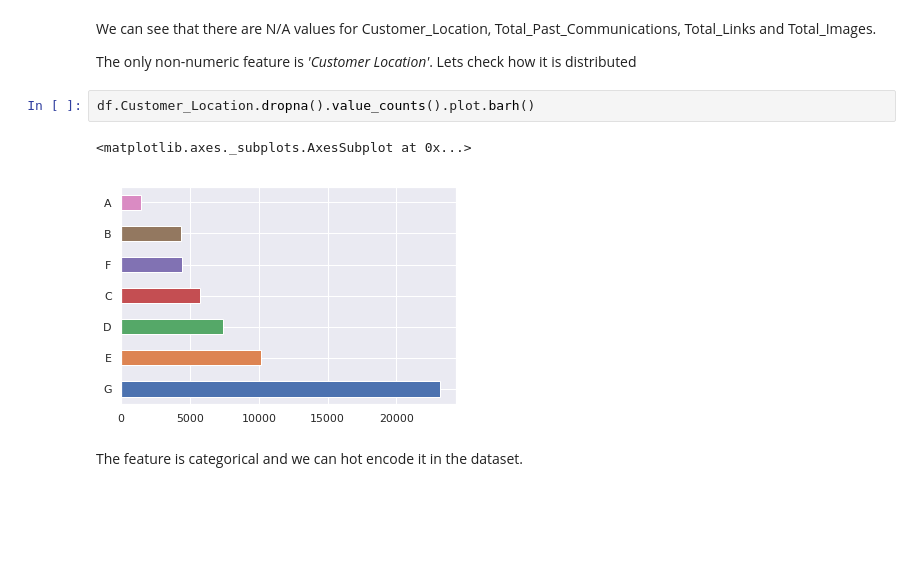
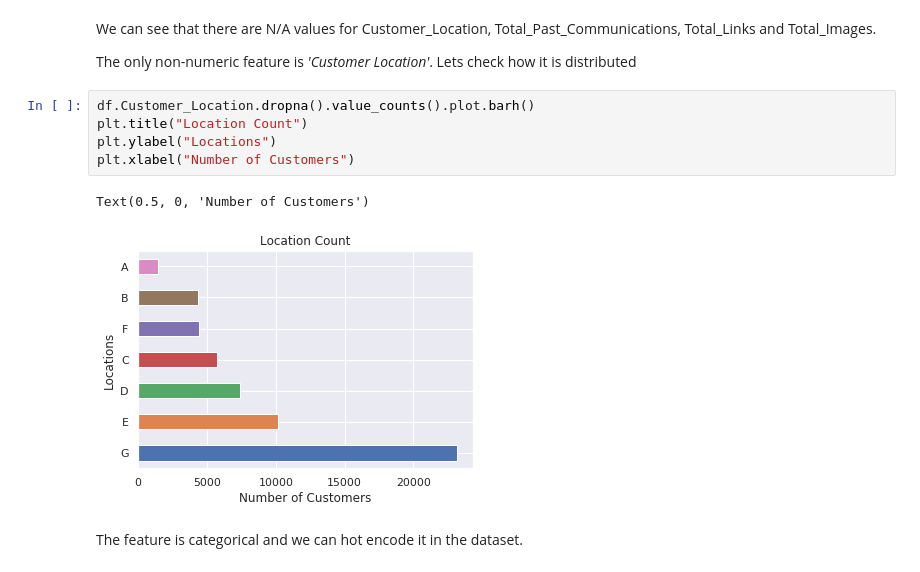
Before and after one commit to kamalmemon/MLResearch, a Jupyter notebook: src/Email_Marketing_EDA.ipynb, the cells around one changed output. Saved outputs shown, nothing was run; the diff lists cells and outputs as text; blank space fills up the shorter version.

```diff
--- a/src/Email_Marketing_EDA.ipynb
+++ b/src/Email_Marketing_EDA.ipynb
@@ -86,9 +86,12 @@ We can see that there are N/A values for Customer_Location, Total_Past_Communica
 The only non-numeric feature is _'Customer Location'_. Lets check how it is distributed
 # %%
 df.Customer_Location.dropna().value_counts().plot.barh()
+plt.title("Location Count")
+plt.ylabel("Locations")
+plt.xlabel("Number of Customers")
 # %% [output]
-<matplotlib.axes._subplots.AxesSubplot at 0x...>
+Text(0.5, 0, 'Number of Customers')
-[figure, old version]
+[figure, new version]
 # %% [markdown]
 The feature is categorical and we can hot encode it in the dataset.
 # %%
```
Also changed, not shown: parts of 35 cells of this notebook, 3 other files.
